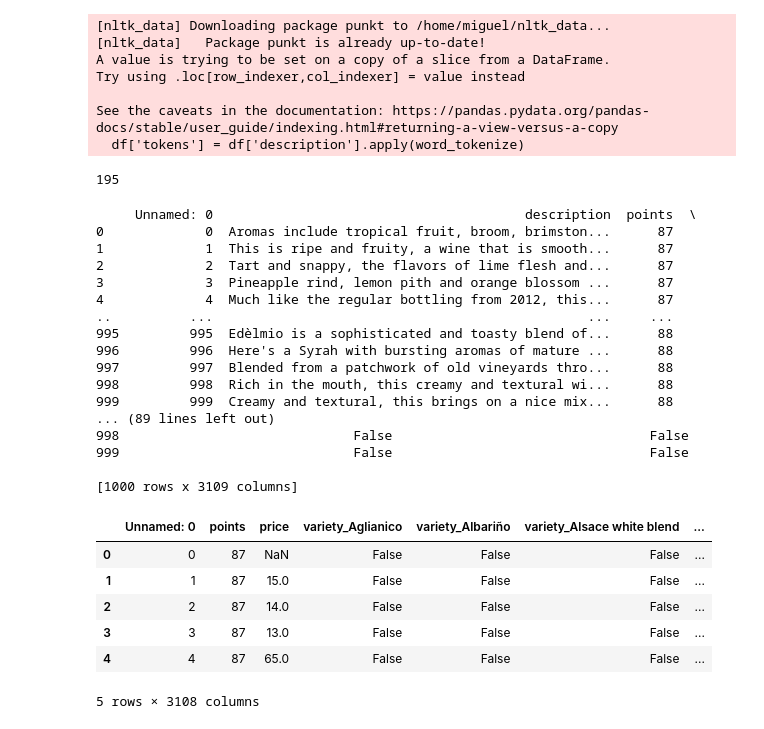
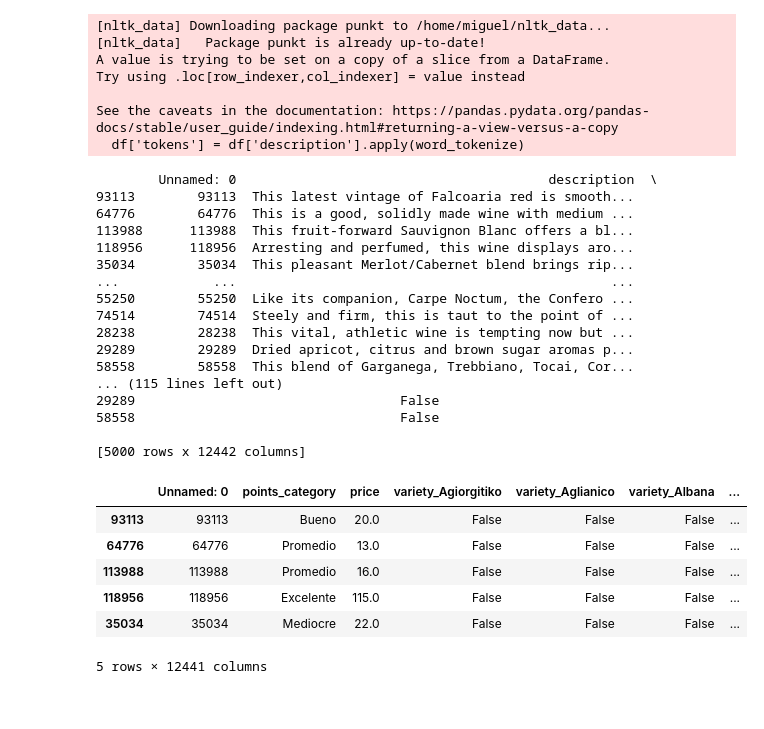
Before and after one commit to miguelgonrod/ProyectoIntroAI, a Jupyter notebook: main.ipynb, the cells around one changed output. Saved outputs shown, nothing was run; the diff lists cells and outputs as text; code cells hidden in the pictures.

```diff
--- a/main.ipynb
+++ b/main.ipynb
@@ -263,10 +265,3 @@ Try using .loc[row_indexer,col_indexer] = value instead
 
 See the caveats in the documentation: https://pandas.pydata.org/pandas-docs/stable/user_guide/indexing.html#returning-a-view-versus-a-copy
   df['tokens'] = df['description'].apply(word_tokenize)
-# %%
-# reduce the rows of th df to 10  modificar para que queden 5000
-df = df.head(1000)
-# %%
-print(len(word_vectors))
-# %% [output]
-195
@@ -282,37 +281,37 @@ def apply_one_hot_encoding(df):
 df2 = apply_one_hot_encoding(df)
 print(df2)
 # %% [output]
-     Unnamed: 0                                        description  points  \
-0             0  Aromas include tropical fruit, broom, brimston...      87
-1             1  This is ripe and fruity, a wine that is smooth...      87
-2             2  Tart and snappy, the flavors of lime flesh and...      87
-3             3  Pineapple rind, lemon pith and orange blossom ...      87
-4             4  Much like the regular bottling from 2012, this...      87
-..          ...                                                ...     ...
-995         995  Edèlmio is a sophisticated and toasty blend of...      88
-996         996  Here's a Syrah with bursting aromas of mature ...      88
-997         997  Blended from a patchwork of old vineyards thro...      88
-998         998  Rich in the mouth, this creamy and textural wi...      88
-999         999  Creamy and textural, this brings on a nice mix...      88
-... (89 lines left out)
-998                              False                                 False
-999                              False                                 False
+        Unnamed: 0                                        description  \
+93113        93113  This latest vintage of Falcoaria red is smooth...
+64776        64776  This is a good, solidly made wine with medium ...
+113988      113988  This fruit-forward Sauvignon Blanc offers a bl...
+118956      118956  Arresting and perfumed, this wine displays aro...
+35034        35034  This pleasant Merlot/Cabernet blend brings rip...
+...            ...                                                ...
+55250        55250  Like its companion, Carpe Noctum, the Confero ...
+74514        74514  Steely and firm, this is taut to the point of ...
+28238        28238  This vital, athletic wine is tempting now but ...
+29289        29289  Dried apricot, citrus and brown sugar aromas p...
+58558        58558  This blend of Garganega, Trebbiano, Tocai, Cor...
+... (115 lines left out)
+29289                                  False
+58558                                  False
 
-[1000 rows x 3109 columns]
+[5000 rows x 12442 columns]
 # %%
 # aplica arbol de decision
 
 explicativas = df2.drop(columns='description')
-objetivo = df2['points']
+objetivo = df2['points_category']
 explicativas.head()
 # %% [output]
-|  | Unnamed: 0 | points | price | variety_Aglianico | variety_Albariño | variety_Alsace white blend | ... |
-| 0 | 0 | 87 | NaN | False | False | False | ... |
-| 1 | 1 | 87 | 15.0 | False | False | False | ... |
-| 2 | 2 | 87 | 14.0 | False | False | False | ... |
-| 3 | 3 | 87 | 13.0 | False | False | False | ... |
-| 4 | 4 | 87 | 65.0 | False | False | False | ... |
+|  | Unnamed: 0 | points_category | price | variety_Agiorgitiko | variety_Aglianico | variety_Albana | ... |
+| 93113 | 93113 | Bueno | 20.0 | False | False | False | ... |
+| 64776 | 64776 | Promedio | 13.0 | False | False | False | ... |
+| 113988 | 113988 | Promedio | 16.0 | False | False | False | ... |
+| 118956 | 118956 | Excelente | 115.0 | False | False | False | ... |
+| 35034 | 35034 | Mediocre | 22.0 | False | False | False | ... |
-5 rows × 3108 columns
+5 rows × 12441 columns
 # %%
 modelo = DecisionTreeClassifier()
 modelo.fit(X=explicativas, y=objetivo)
```
Also changed, not shown: parts of 5 cells of this notebook.
